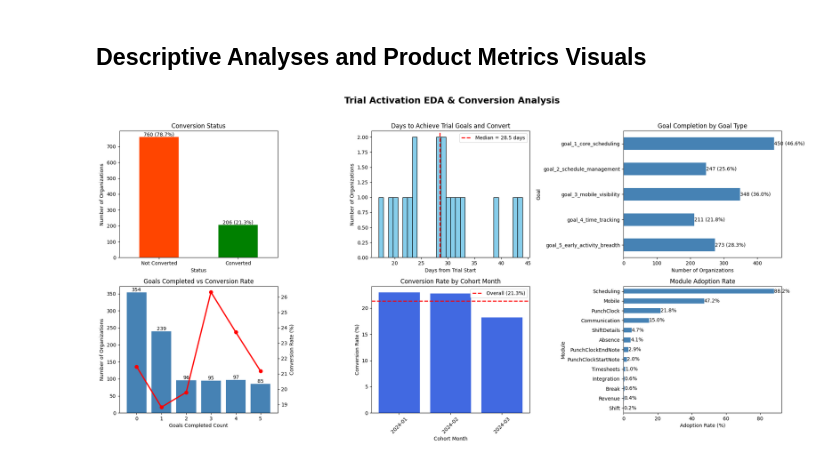
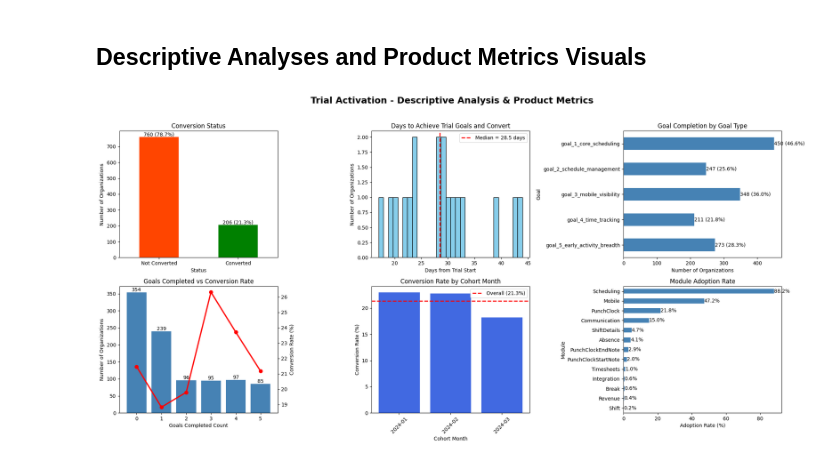
Before and after one commit to jacobdbt2100/trial_activation_analysis, a Jupyter notebook: notebooks/03_descriptive_analysis_and_product_metrics.ipynb, the cells around one changed output. Cells and saved outputs as stored; diff of their text form; code cells hidden in the pictures.

```diff
--- a/notebooks/03_descriptive_analysis_and_product_metrics.ipynb
+++ b/notebooks/03_descriptive_analysis_and_product_metrics.ipynb
@@ -515,7 +515,7 @@ fig, axes = plt.subplots(
 
 # Dashboard Title
 fig.suptitle(
-    'Trial Activation EDA & Conversion Analysis',
+    'Trial Activation - Descriptive Analysis & Product Metrics',
     fontsize=18,
     fontweight='bold'
 )
@@ -792,33 +792,33 @@ module_summary['adoption_rate_pct'].plot(
     ax=ax6
 )
 
 for i, value in enumerate(module_summary['adoption_rate_pct']):
     ax6.text(
         value,
         i,
         f'{value}%',
         va='center',
         ha='left'
     )
 
 ax6.set_title('Module Adoption Rate')
 ax6.set_xlabel('Adoption Rate (%)')
 ax6.set_ylabel('Module')
 
 
 # ========================================
 # FINAL LAYOUT
 # ========================================
 
 plt.tight_layout(rect=[0, 0, 1, 0.96])
 
-# Save the visual
+# Save visual
 plt.savefig(
-    'C:/Users/HP PC/Documents/jacob_dbt_projects/trial_activation_analysis/notebooks/01_data_cleaning_and_exploration_output.png',
+    'C:/Users/HP PC/Documents/jacob_dbt_projects/trial_activation_analysis/notebooks/03_descriptive_analysis_and_product_metrics_output.png',
     dpi=300,
     bbox_inches='tight'
 )
 
 plt.show()
 # %% [output]
-[figure, old version]
+[figure, new version]
```
Also changed, not shown: 4 other files.
